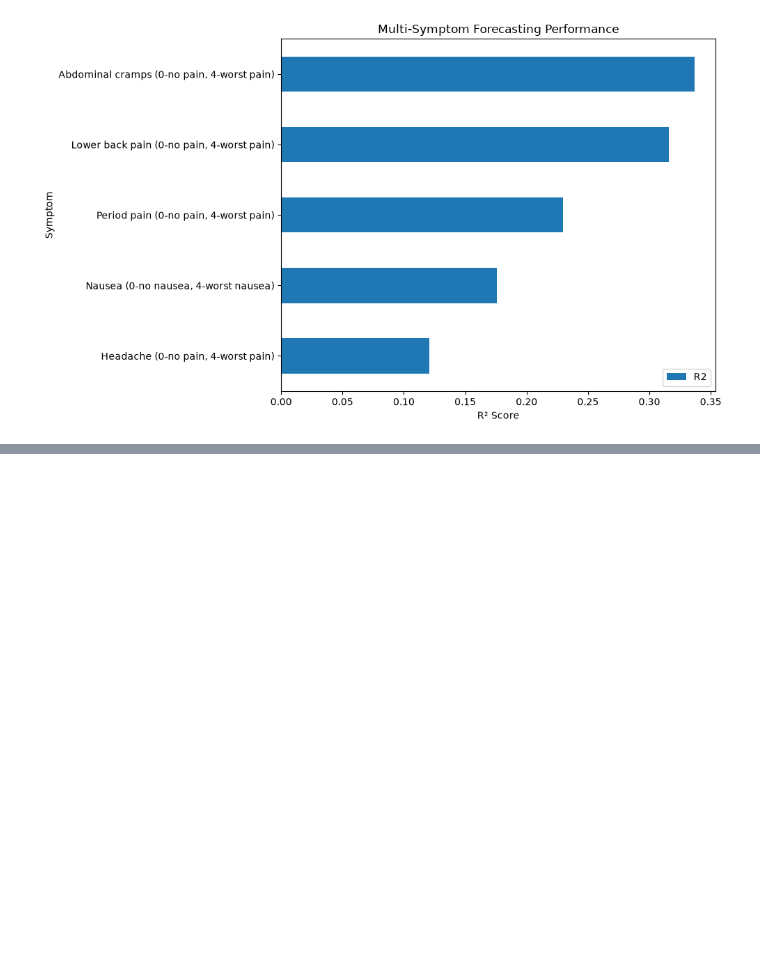
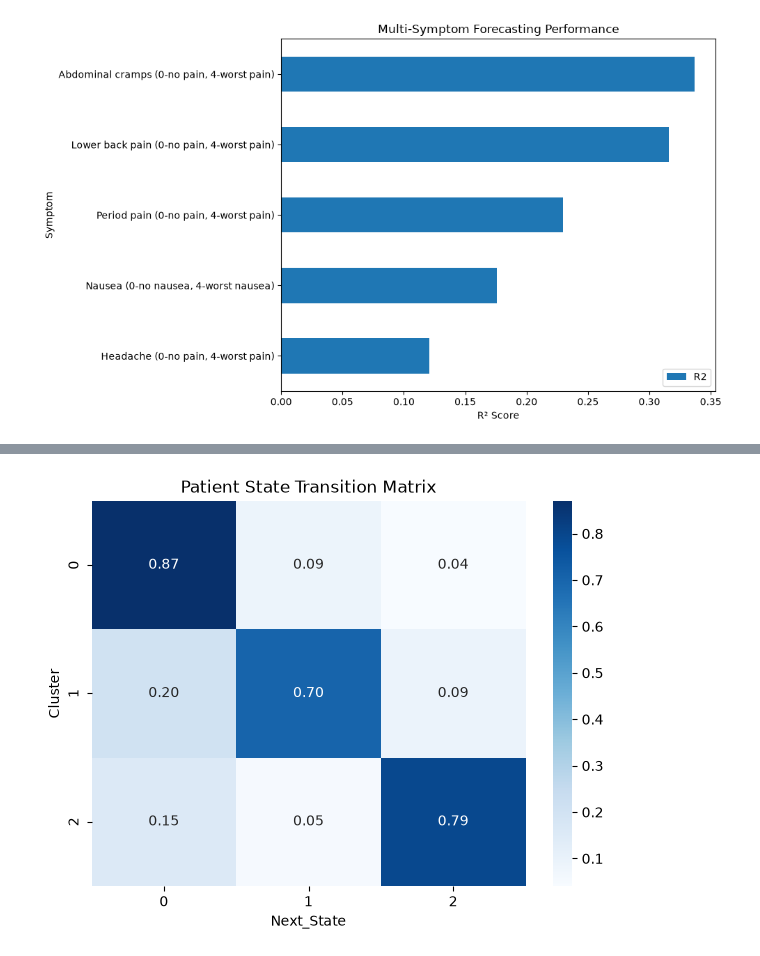
Before and after one commit to Sameeksha2597/endometriosis-ai, a Jupyter notebook: notebooks/04_symptom_intelligence_eda.ipynb, the cells around one changed output, grey strips where cells are left out. Drawn from its saved outputs; the diff is of its cells as text; code cells hidden in the pictures; blank space fills up the shorter version.

Commit message:
Add patient state transition analysis and forecasting benchmarks

```diff
--- a/notebooks/04_symptom_intelligence_eda.ipynb
+++ b/notebooks/04_symptom_intelligence_eda.ipynb
@@ -590,0 +956,6 @@ results_df.to_csv(
+# %%
+transition_df = cluster_transition_df.copy()
+
+transition_df = transition_df.sort_values(
+    ["User id", "Day in study"]
+)
@@ -590,0 +969,9 @@ results_df.to_csv(
+# %%
+transition_df = transition_df.dropna(
+    subset=["Next_State"]
+)
+
+transition_df["Next_State"] = (
+    transition_df["Next_State"]
+    .astype(int)
+)
@@ -590,0 +996,10 @@ results_df.to_csv(
+# %%
+transition_df = transition_df.reset_index(drop=True)
+# %%
+transition_matrix = pd.crosstab(
+    transition_df["Cluster"],
+    transition_df["Next_State"],
+    normalize="index"
+)
+
+transition_matrix
@@ -590,0 +1016,22 @@ results_df.to_csv(
+# %%
+import seaborn as sns
+import matplotlib.pyplot as plt
+
+plt.figure(figsize=(7,5))
+
+sns.heatmap(
+    transition_matrix,
+    annot=True,
+    fmt=".2f",
+    cmap="Blues"
+)
+
+plt.title("Patient State Transition Matrix")
+
+plt.savefig(
+    "../docs/figures/state_transition_matrix.png"
+)
+
+plt.show()
+# %% [output]
+[figure, added]
```
Also changed, not shown: parts of 36 cells of this notebook, 3 other files.
